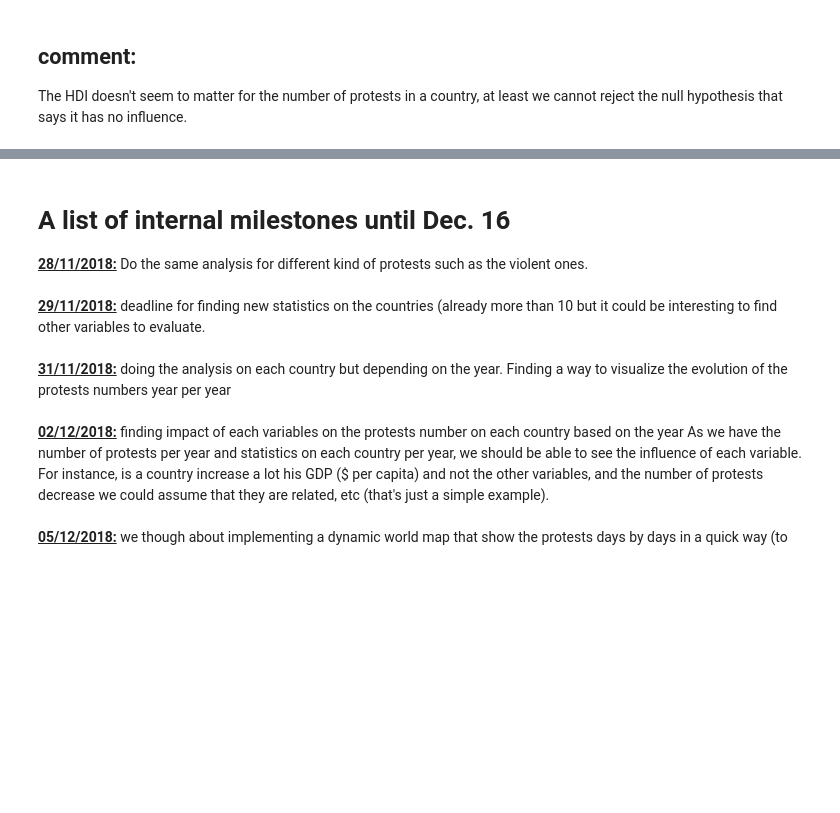
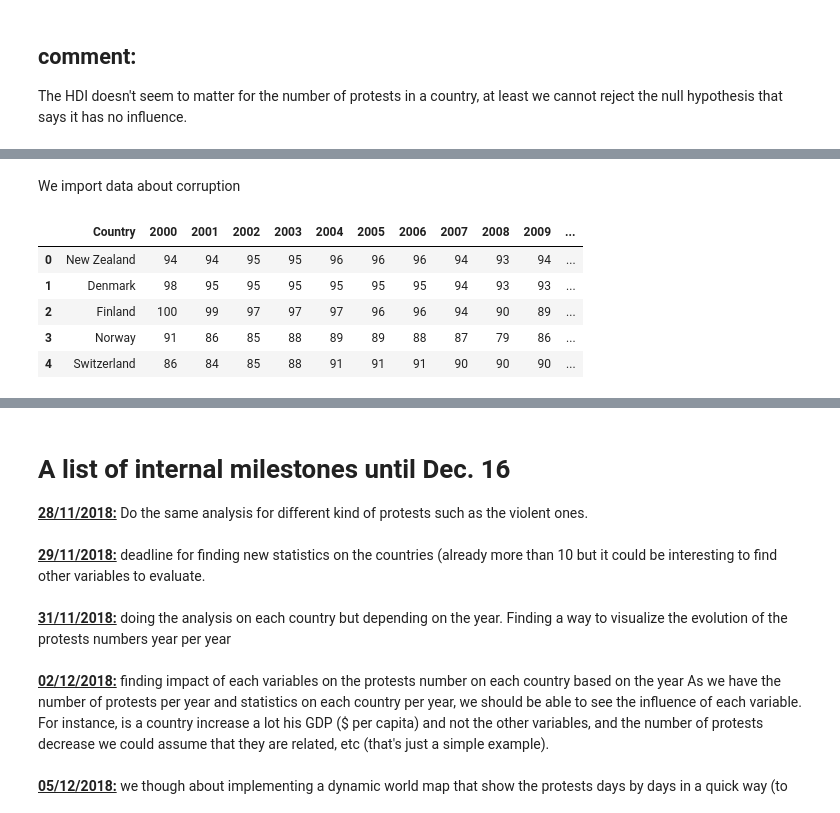
Before and after one commit to Apiquet/ADA_Project, a Jupyter notebook: main.ipynb, the cells around one changed output, grey strips where cells are left out. Drawn from its saved outputs; the diff is of its cells as text; code cells hidden in the pictures; blank space fills up the shorter version.

```diff
--- a/main.ipynb
+++ b/main.ipynb
@@ -618,0 +705,12 @@ The HDI doesn't seem to matter for the number of protests in a country, at least
+# %% [markdown]
+We import data about corruption
+# %%
+corruption_df = pd.read_csv(DATA_PATH + "DataCorruptionPerceptionIndex2000_2017.csv", encoding = "ISO-8859-1")
+corruption_df.head(5)
+# %% [output]
+|  | Country | 2000 | 2001 | 2002 | 2003 | 2004 | 2005 | 2006 | 2007 | 2008 | 2009 | ... |
+| 0 | New Zealand | 94 | 94 | 95 | 95 | 96 | 96 | 96 | 94 | 93 | 94 | ... |
+| 1 | Denmark | 98 | 95 | 95 | 95 | 95 | 95 | 95 | 94 | 93 | 93 | ... |
+| 2 | Finland | 100 | 99 | 97 | 97 | 97 | 96 | 96 | 94 | 90 | 89 | ... |
+| 3 | Norway | 91 | 86 | 85 | 88 | 89 | 89 | 88 | 87 | 79 | 86 | ... |
+| 4 | Switzerland | 86 | 84 | 85 | 88 | 91 | 91 | 91 | 90 | 90 | 90 | ... |
```
Also changed, not shown: parts of 23 cells of this notebook.
